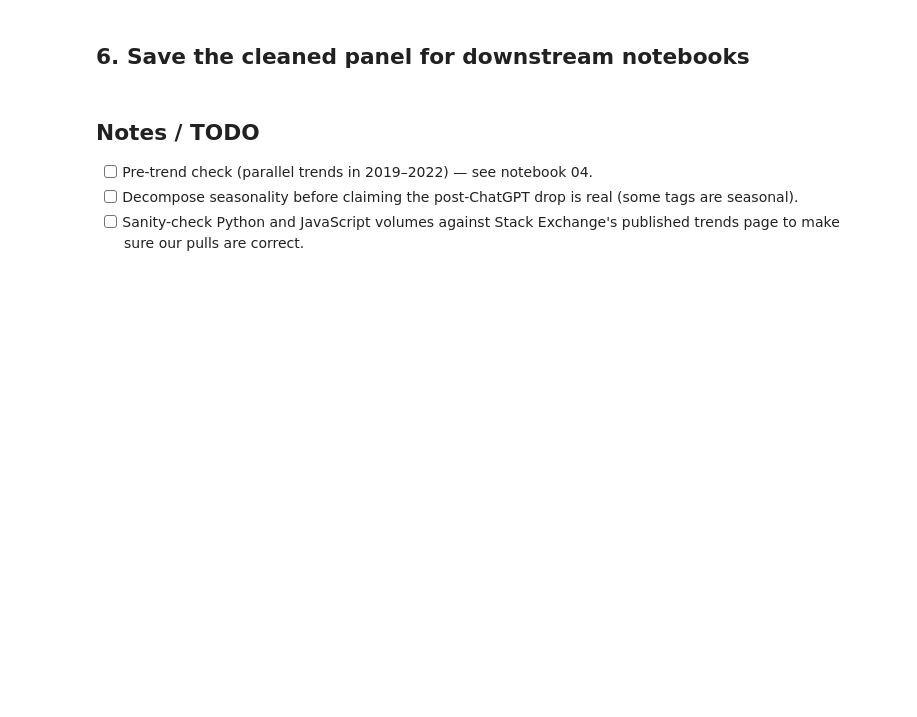
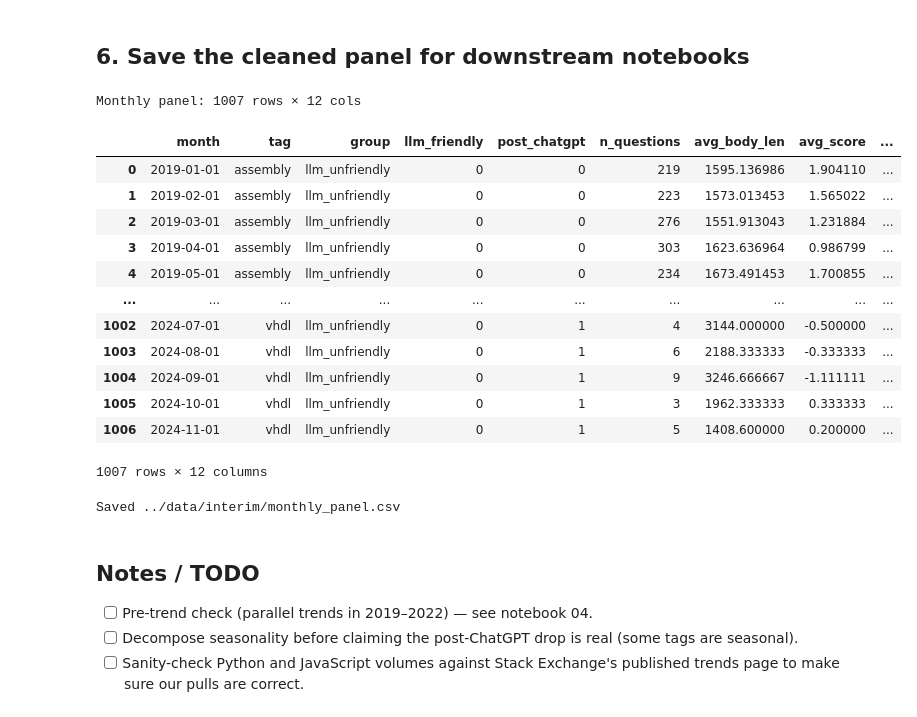
Before and after one commit to smannam77/math189-stackoverflow-llm, a Jupyter notebook: notebooks/02_eda_volume.ipynb, the cells around one changed output. Cells and saved outputs as stored; diff of their text form; code cells hidden in the pictures; blank space fills up the shorter version.

```diff
--- a/notebooks/02_eda_volume.ipynb
+++ b/notebooks/02_eda_volume.ipynb
@@ -181,8 +186,27 @@ plt.show()
 # %% [markdown]
 ## 6. Save the cleaned panel for downstream notebooks
 # %%
-panel.to_csv('data/interim/monthly_panel.csv', index=False)
-print('Saved data/interim/monthly_panel.csv -', panel.shape)
+print(f'Monthly panel: {panel.shape[0]} rows × {panel.shape[1]} cols')
+display(panel)
+
+panel.to_csv('../data/interim/monthly_panel.csv', index=False)
+print('Saved ../data/interim/monthly_panel.csv')
+# %% [output]
+Monthly panel: 1007 rows × 12 cols
+|  | month | tag | group | llm_friendly | post_chatgpt | n_questions | avg_body_len | avg_score | ... |
+| 0 | 2019-01-01 | assembly | llm_unfriendly | 0 | 0 | 219 | 1595.136986 | 1.904110 | ... |
+| 1 | 2019-02-01 | assembly | llm_unfriendly | 0 | 0 | 223 | 1573.013453 | 1.565022 | ... |
+| 2 | 2019-03-01 | assembly | llm_unfriendly | 0 | 0 | 276 | 1551.913043 | 1.231884 | ... |
+| 3 | 2019-04-01 | assembly | llm_unfriendly | 0 | 0 | 303 | 1623.636964 | 0.986799 | ... |
+| 4 | 2019-05-01 | assembly | llm_unfriendly | 0 | 0 | 234 | 1673.491453 | 1.700855 | ... |
+| ... | ... | ... | ... | ... | ... | ... | ... | ... | ... |
+| 1002 | 2024-07-01 | vhdl | llm_unfriendly | 0 | 1 | 4 | 3144.000000 | -0.500000 | ... |
+| 1003 | 2024-08-01 | vhdl | llm_unfriendly | 0 | 1 | 6 | 2188.333333 | -0.333333 | ... |
+| 1004 | 2024-09-01 | vhdl | llm_unfriendly | 0 | 1 | 9 | 3246.666667 | -1.111111 | ... |
+| 1005 | 2024-10-01 | vhdl | llm_unfriendly | 0 | 1 | 3 | 1962.333333 | 0.333333 | ... |
+| 1006 | 2024-11-01 | vhdl | llm_unfriendly | 0 | 1 | 5 | 1408.600000 | 0.200000 | ... |
+1007 rows × 12 columns
+Saved ../data/interim/monthly_panel.csv
 # %% [markdown]
 ## Notes / TODO
 
```
Also changed, not shown: parts of 7 cells of this notebook, 5 other files.
